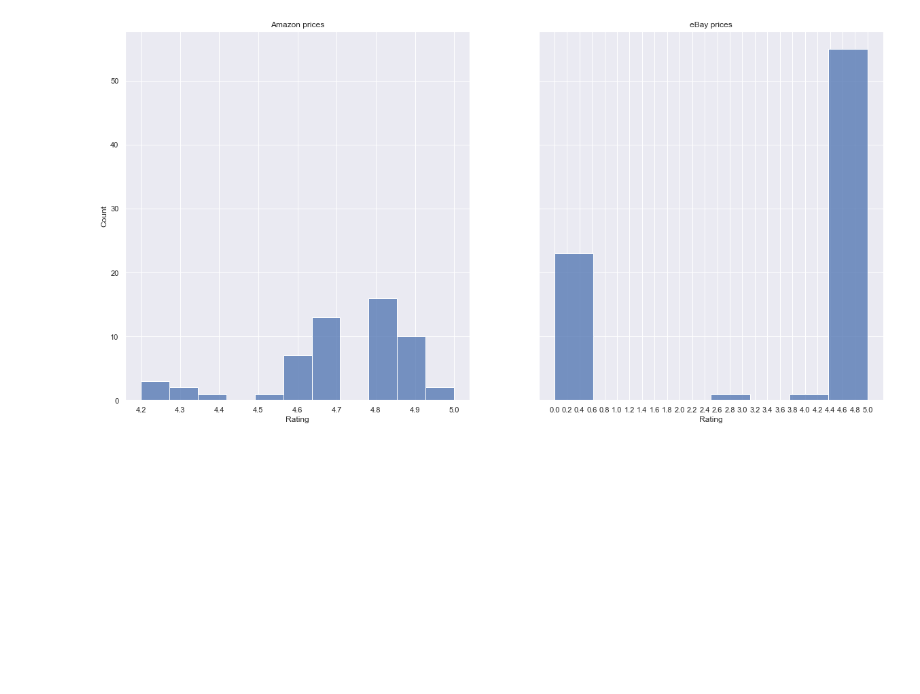
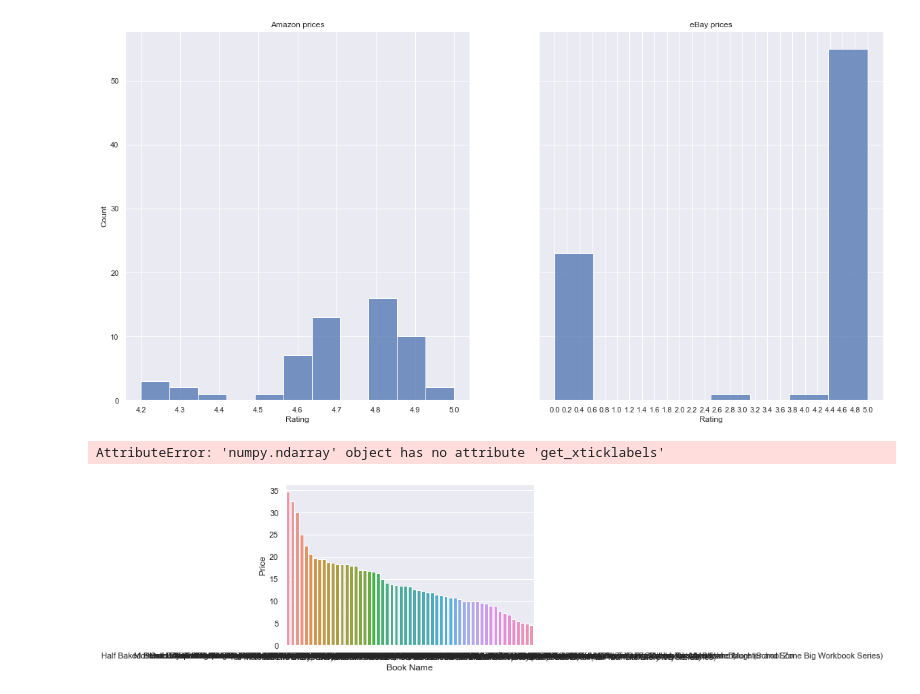
Before and after one commit to myvl17/BPWorkshop2022, a Jupyter notebook: Jeffrey/Exercises/Book Products.ipynb, the cells around one changed output. Saved outputs shown, nothing was run; the diff lists cells and outputs as text; code cells hidden in the pictures; blank space fills up the shorter version.

```diff
--- a/Jeffrey/Exercises/Book Products.ipynb
+++ b/Jeffrey/Exercises/Book Products.ipynb
@@ -122,3 +122,10 @@ graph2.set_title("eBay prices")
 plt.show()
 # %% [output]
 [figure]
+# %%
+graph1 = sns.barplot(x=pd_amazon.index, y="Price", data=pd_amazon)
+graph1.set_xticklabels(ax.get_xticklabels(), rotation=90, ha="right")
+graph1.set_title("Amazon prices")
+# %% [output]
+AttributeError: 'numpy.ndarray' object has no attribute 'get_xticklabels'
+[figure, added]
```
Also changed, not shown: parts of 3 cells of this notebook, 1 other file.
